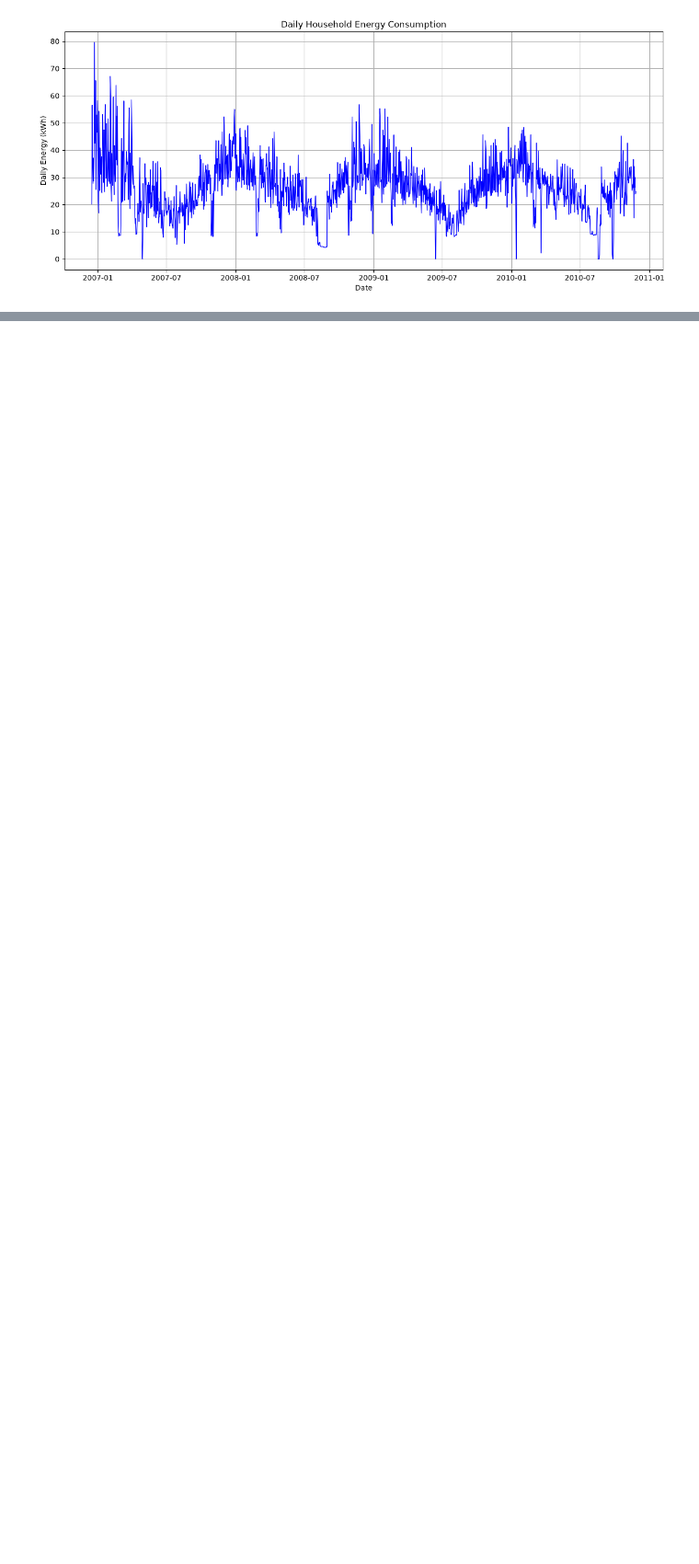
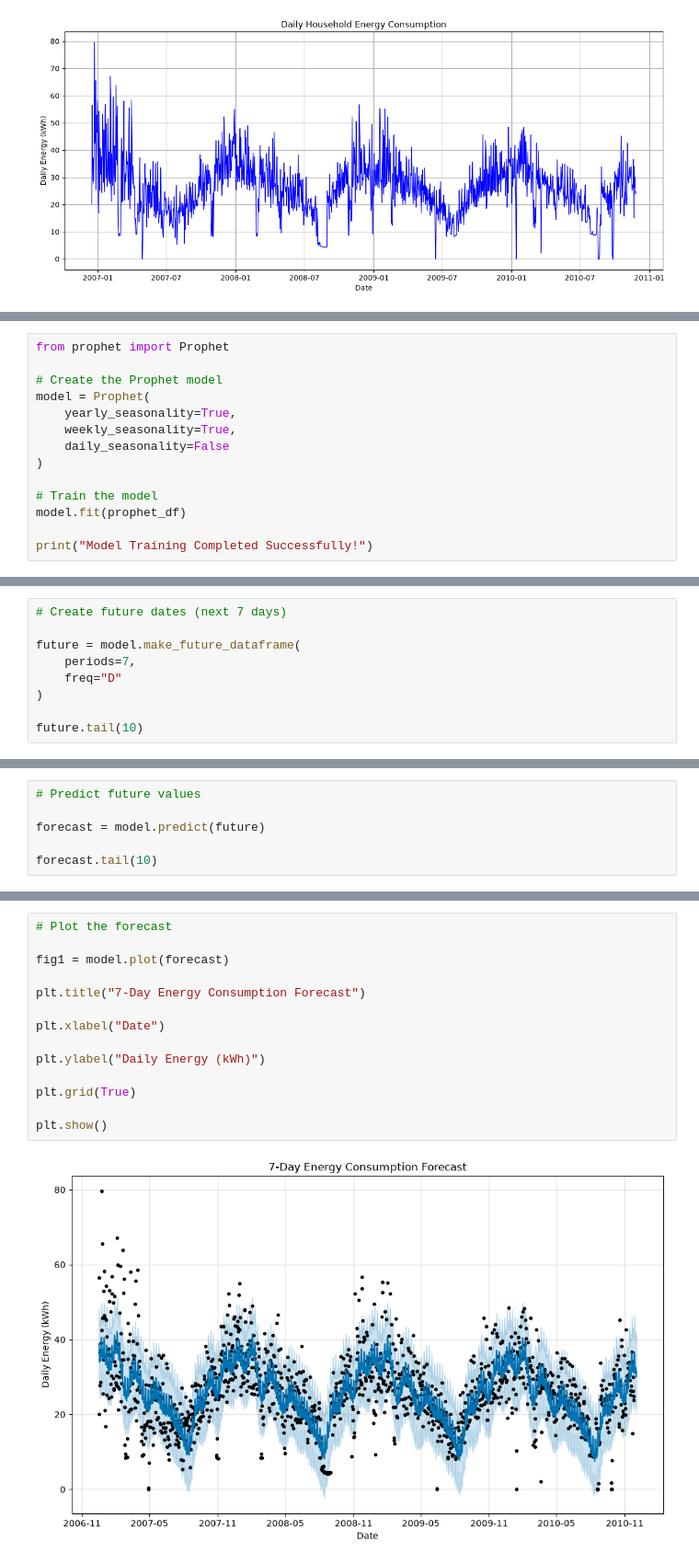
Before and after one commit to namavaramsrinikethan/EcoWatt-AI, a Jupyter notebook: notebooks/EDA.ipynb, the cells around one changed output, grey strips where cells are left out. Shown at 92% size. Saved outputs shown, nothing was run; the diff lists cells and outputs as text; blank space fills up the shorter version.

```diff
--- a/notebooks/EDA.ipynb
+++ b/notebooks/EDA.ipynb
@@ -281,0 +348,14 @@ plt.show()
+# %%
+from prophet import Prophet
+
+# Create the Prophet model
+model = Prophet(
+    yearly_seasonality=True,
+    weekly_seasonality=True,
+    daily_seasonality=False
+)
+
+# Train the model
+model.fit(prophet_df)
+
+print("Model Training Completed Successfully!")
@@ -281,0 +368,9 @@ plt.show()
+# %%
+# Create future dates (next 7 days)
+
+future = model.make_future_dataframe(
+    periods=7,
+    freq="D"
+)
+
+future.tail(10)
@@ -281,0 +389,6 @@ plt.show()
+# %%
+# Predict future values
+
+forecast = model.predict(future)
+
+forecast.tail(10)
@@ -281,0 +420,16 @@ plt.show()
+# %%
+# Plot the forecast
+
+fig1 = model.plot(forecast)
+
+plt.title("7-Day Energy Consumption Forecast")
+
+plt.xlabel("Date")
+
+plt.ylabel("Daily Energy (kWh)")
+
+plt.grid(True)
+
+plt.show()
+# %% [output]
+[figure, added]
```
Also changed, not shown: parts of 20 cells of this notebook, 2 other files.
